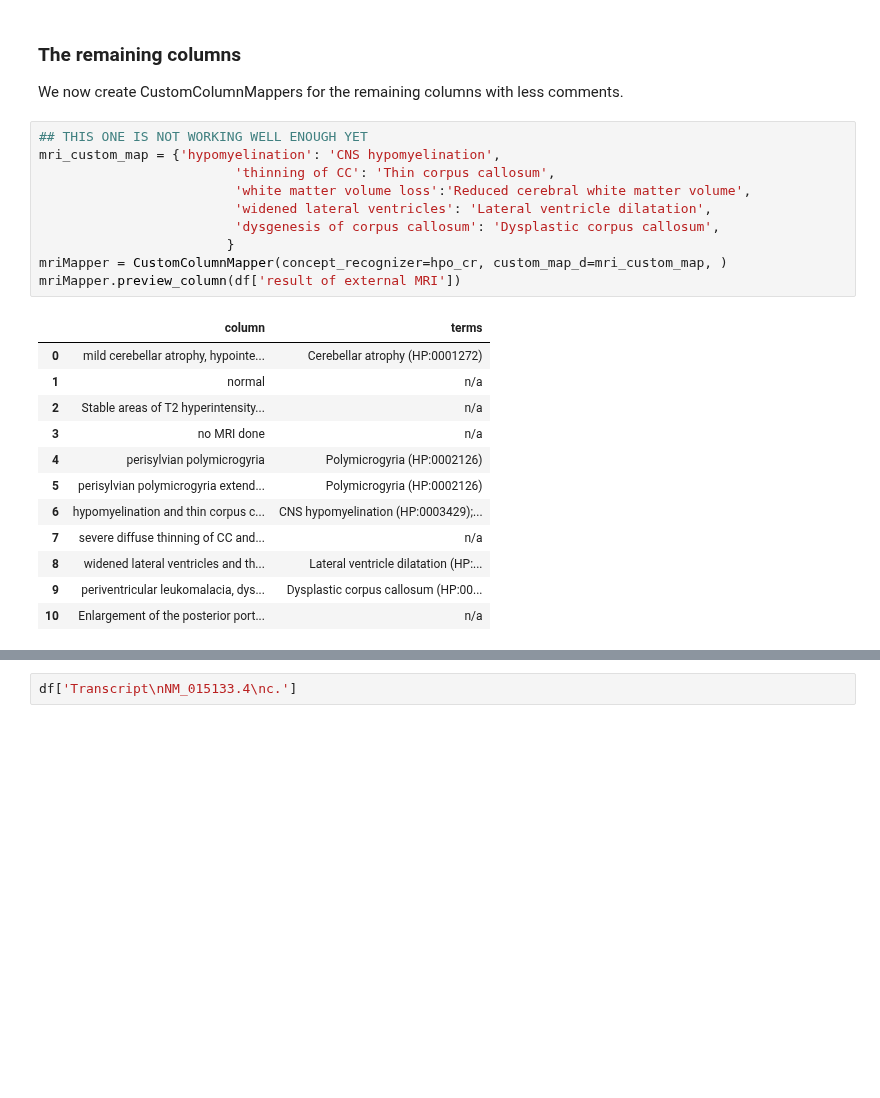
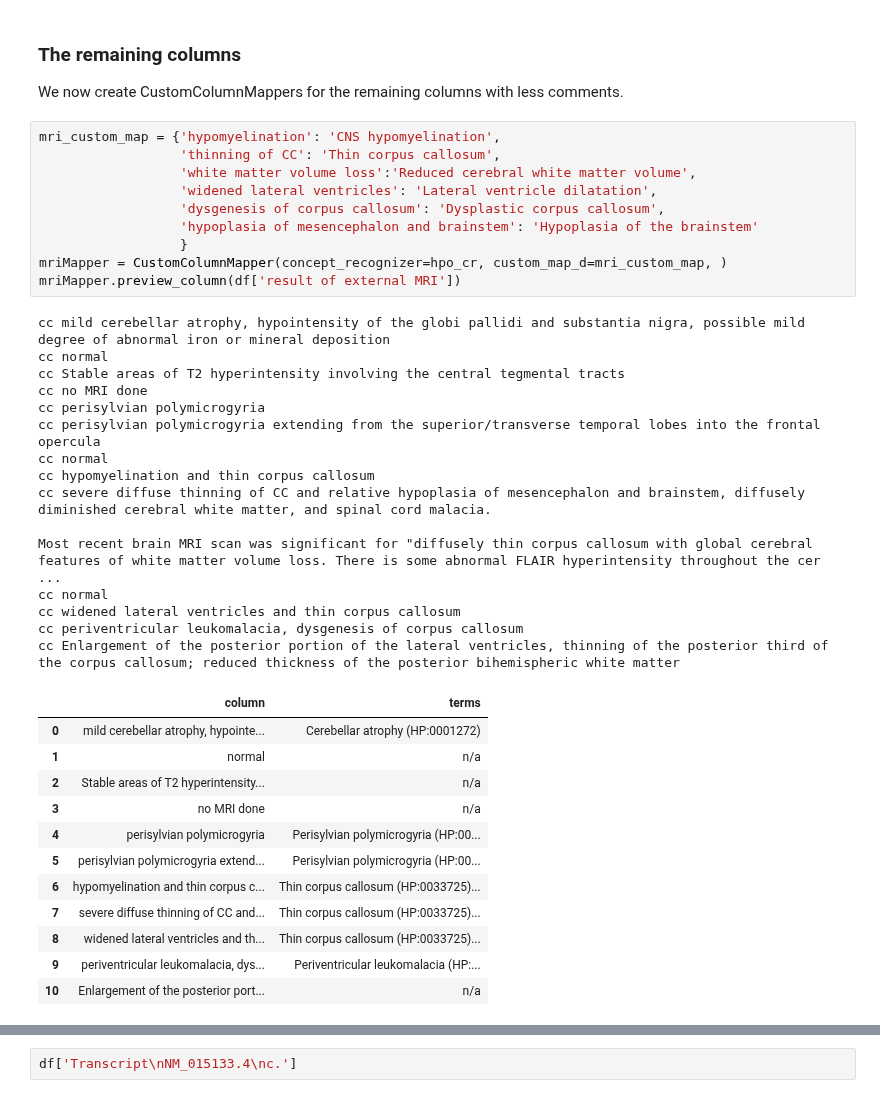
Before and after one commit to monarch-initiative/pyphetools, a Jupyter notebook: notebooks/Example_1_(rowwise_table)_MAPK8IP3.ipynb, the cells around one changed output, grey strips where cells are left out. Cells and saved outputs as stored; diff of their text form; blank space fills up the shorter version.

```diff
--- a/notebooks/Example_1_(rowwise_table)_MAPK8IP3.ipynb
+++ b/notebooks/Example_1_(rowwise_table)_MAPK8IP3.ipynb
@@ -185,26 +227,41 @@ severityOfIdMapper.preview_column(df['severity of ID'])
 <h3>The remaining columns</h3>
 <p>We now create CustomColumnMappers for the remaining columns with less comments.</p>
 # %%
-## THIS ONE IS NOT WORKING WELL ENOUGH YET
 mri_custom_map = {'hypomyelination': 'CNS hypomyelination',
-                         'thinning of CC': 'Thin corpus callosum',
-                         'white matter volume loss':'Reduced cerebral white matter volume',
-                         'widened lateral ventricles': 'Lateral ventricle dilatation',
-                         'dysgenesis of corpus callosum': 'Dysplastic corpus callosum',
-                        }
+                  'thinning of CC': 'Thin corpus callosum',
+                  'white matter volume loss':'Reduced cerebral white matter volume',
+                  'widened lateral ventricles': 'Lateral ventricle dilatation',
+                  'dysgenesis of corpus callosum': 'Dysplastic corpus callosum',
+                  'hypoplasia of mesencephalon and brainstem': 'Hypoplasia of the brainstem'
+                  }
 mriMapper = CustomColumnMapper(concept_recognizer=hpo_cr, custom_map_d=mri_custom_map, )
 mriMapper.preview_column(df['result of external MRI'])
 # %% [output]
+cc mild cerebellar atrophy, hypointensity of the globi pallidi and substantia nigra, possible mild degree of abnormal iron or mineral deposition
+cc normal
+cc Stable areas of T2 hyperintensity involving the central tegmental tracts
+cc no MRI done
+cc perisylvian polymicrogyria
+cc perisylvian polymicrogyria extending from the superior/transverse temporal lobes into the frontal opercula
+cc normal
+cc hypomyelination and thin corpus callosum
+cc severe diffuse thinning of CC and relative hypoplasia of mesencephalon and brainstem, diffusely diminished cerebral white matter, and spinal cord malacia.
+
+Most recent brain MRI scan was significant for "diffusely thin corpus callosum with global cerebral features of white matter volume loss. There is some abnormal FLAIR hyperintensity throughout the cer ...
+cc normal
+cc widened lateral ventricles and thin corpus callosum
+cc periventricular leukomalacia, dysgenesis of corpus callosum
+cc Enlargement of the posterior portion of the lateral ventricles, thinning of the posterior third of the corpus callosum; reduced thickness of the posterior bihemispheric white matter
 |  | column | terms |
 | 0 | mild cerebellar atrophy, hypointe... | Cerebellar atrophy (HP:0001272) |
 | 1 | normal | n/a |
 | 2 | Stable areas of T2 hyperintensity... | n/a |
 | 3 | no MRI done | n/a |
-| 4 | perisylvian polymicrogyria | Polymicrogyria (HP:0002126) |
-| 5 | perisylvian polymicrogyria extend... | Polymicrogyria (HP:0002126) |
-| 6 | hypomyelination and thin corpus c... | CNS hypomyelination (HP:0003429);... |
-| 7 | severe diffuse thinning of CC and... | n/a |
-| 8 | widened lateral ventricles and th... | Lateral ventricle dilatation (HP:... |
-| 9 | periventricular leukomalacia, dys... | Dysplastic corpus callosum (HP:00... |
+| 4 | perisylvian polymicrogyria | Perisylvian polymicrogyria (HP:00... |
+| 5 | perisylvian polymicrogyria extend... | Perisylvian polymicrogyria (HP:00... |
+| 6 | hypomyelination and thin corpus c... | Thin corpus callosum (HP:0033725)... |
+| 7 | severe diffuse thinning of CC and... | Thin corpus callosum (HP:0033725)... |
+| 8 | widened lateral ventricles and th... | Thin corpus callosum (HP:0033725)... |
+| 9 | periventricular leukomalacia, dys... | Periventricular leukomalacia (HP:... |
 | 10 | Enlargement of the posterior port... | n/a |
 # %%
```
Also changed, not shown: parts of 15 cells of this notebook, 11 other files.
